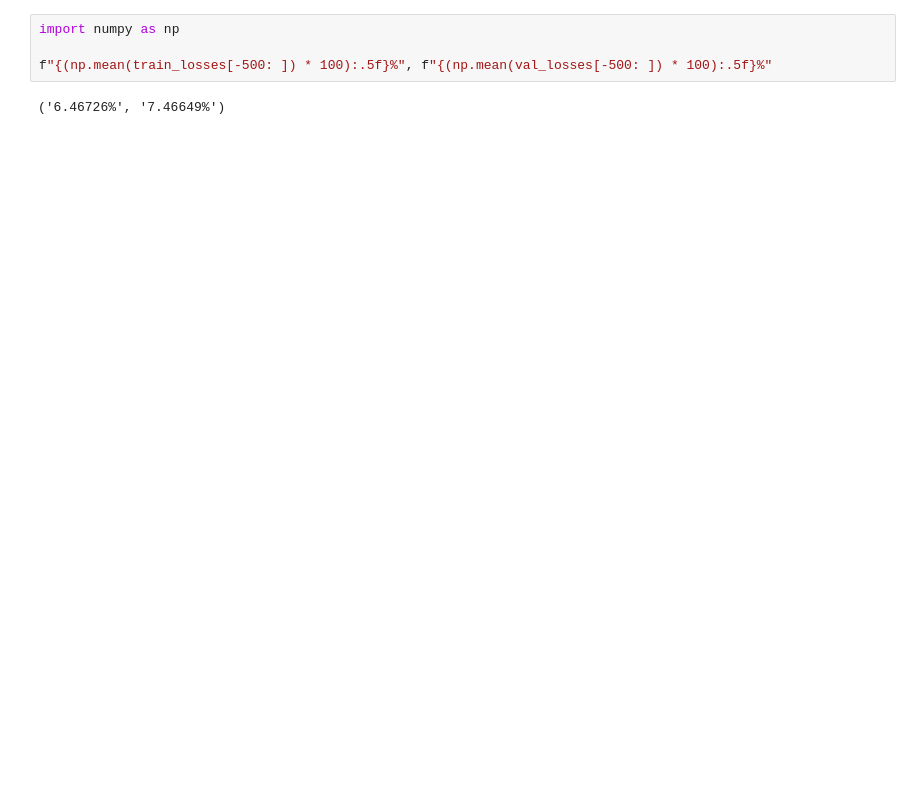
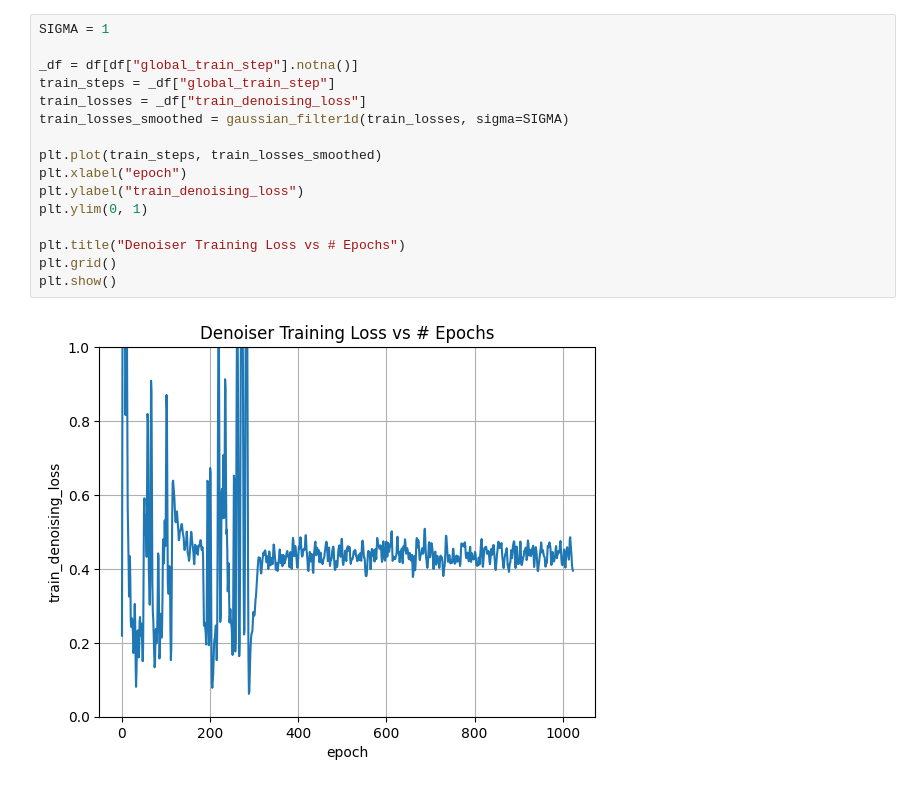
Before and after one commit to UNITES-Lab/sparse-cafm, a Jupyter notebook: eval/_figures.ipynb, the cells around one changed output. Drawn from its saved outputs; the diff is of its cells as text; blank space fills up the shorter version.

```diff
--- a/eval/_figures.ipynb
+++ b/eval/_figures.ipynb
@@ -73,6 +177,18 @@ plt.show()
-# %%
-import numpy as np
-
-f"{(np.mean(train_losses[-500: ]) * 100):.5f}%", f"{(np.mean(val_losses[-500: ]) * 100):.5f}%"
-# %% [output]
-('6.46726%', '7.46649%')
+# %%
+SIGMA = 1
+
+_df = df[df["global_train_step"].notna()]
+train_steps = _df["global_train_step"]
+train_losses = _df["train_denoising_loss"]
+train_losses_smoothed = gaussian_filter1d(train_losses, sigma=SIGMA)
+
+plt.plot(train_steps, train_losses_smoothed)
+plt.xlabel("epoch")
+plt.ylabel("train_denoising_loss")
+plt.ylim(0, 1)
+
+plt.title("Denoiser Training Loss vs # Epochs")
+plt.grid()
+plt.show()
+# %% [output]
+[figure, added]
```
Also changed, not shown: parts of 14 cells of this notebook, 1 other file.
